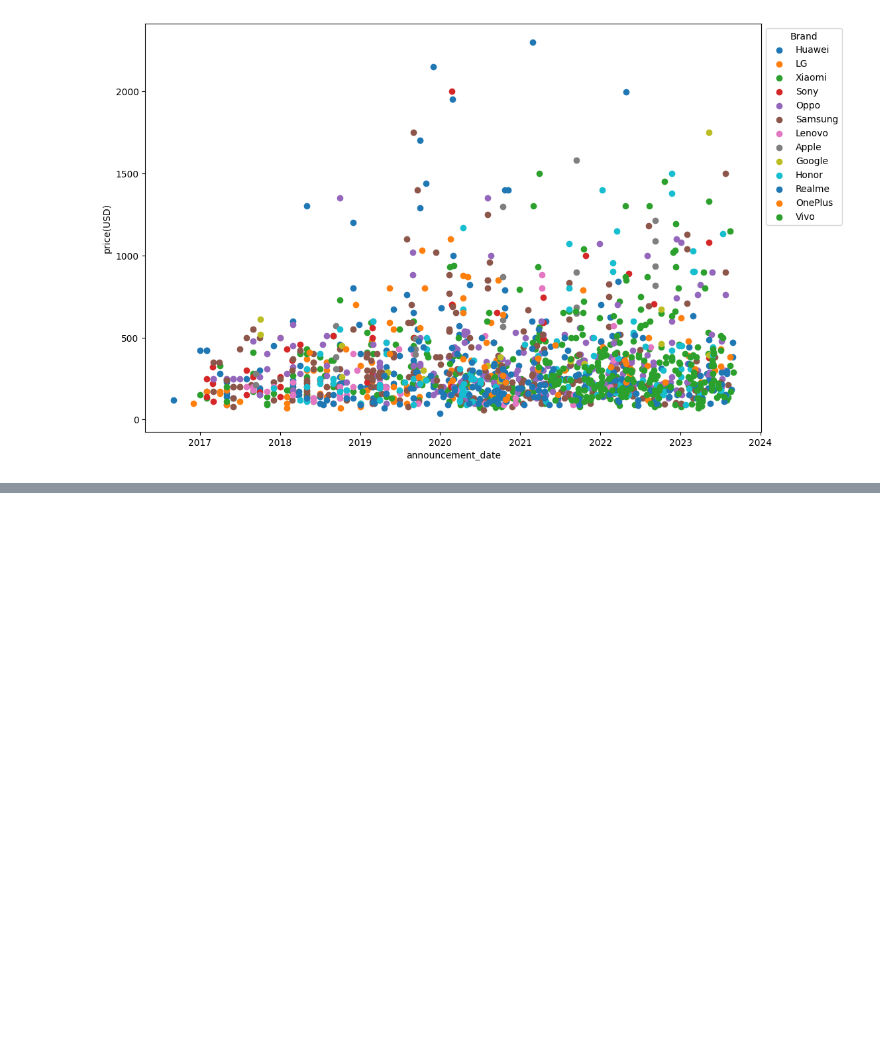
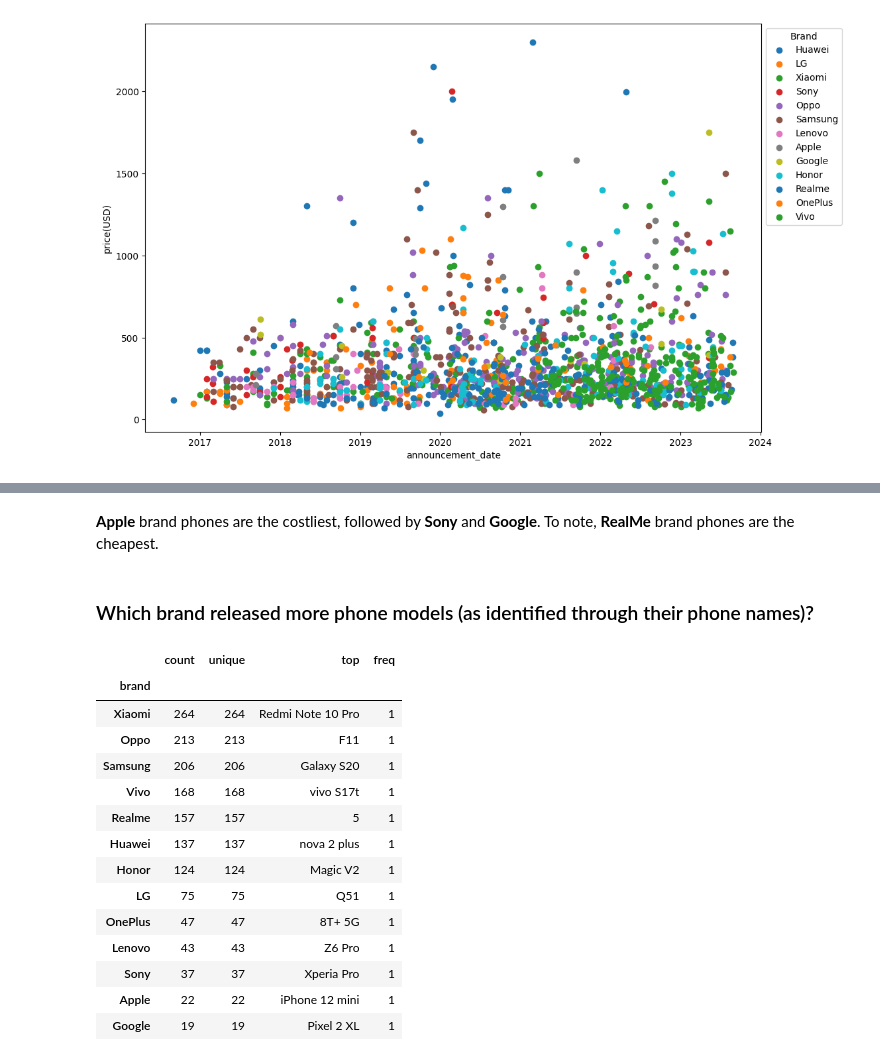
Before and after one commit to sandeep2995/phone_prices, a Jupyter notebook: phone_prices.ipynb, the cells around one changed output, grey strips where cells are left out. Drawn from its saved outputs; the diff is of its cells as text; code cells hidden in the pictures; blank space fills up the shorter version.

```diff
--- a/phone_prices.ipynb
+++ b/phone_prices.ipynb
@@ -218,0 +252,23 @@ df.groupby([temp_var, cat_var])[(temp_var, cat_var, num_var)].head()
+# %% [markdown]
+**Apple** brand phones are the costliest, followed by **Sony** and **Google**.
+To note, **RealMe** brand phones are the cheapest.
+# %% [markdown]
+### Which brand released more phone models (as identified through their phone names)?
+# %%
+df.groupby(by='brand')['phone_name'].describe().sort_values('count', ascending=False)
+# %% [output]
+|  | count | unique | top | freq |
+| brand |  |  |  |  |
+| Xiaomi | 264 | 264 | Redmi Note 10 Pro | 1 |
+| Oppo | 213 | 213 | F11 | 1 |
+| Samsung | 206 | 206 | Galaxy S20 | 1 |
+| Vivo | 168 | 168 | vivo S17t | 1 |
+| Realme | 157 | 157 | 5 | 1 |
+| Huawei | 137 | 137 | nova 2 plus | 1 |
+| Honor | 124 | 124 | Magic V2 | 1 |
+| LG | 75 | 75 | Q51 | 1 |
+| OnePlus | 47 | 47 | 8T+ 5G | 1 |
+| Lenovo | 43 | 43 | Z6 Pro | 1 |
+| Sony | 37 | 37 | Xperia Pro | 1 |
+| Apple | 22 | 22 | iPhone 12 mini | 1 |
+| Google | 19 | 19 | Pixel 2 XL | 1 |
```
Also changed, not shown: parts of 17 cells of this notebook.
